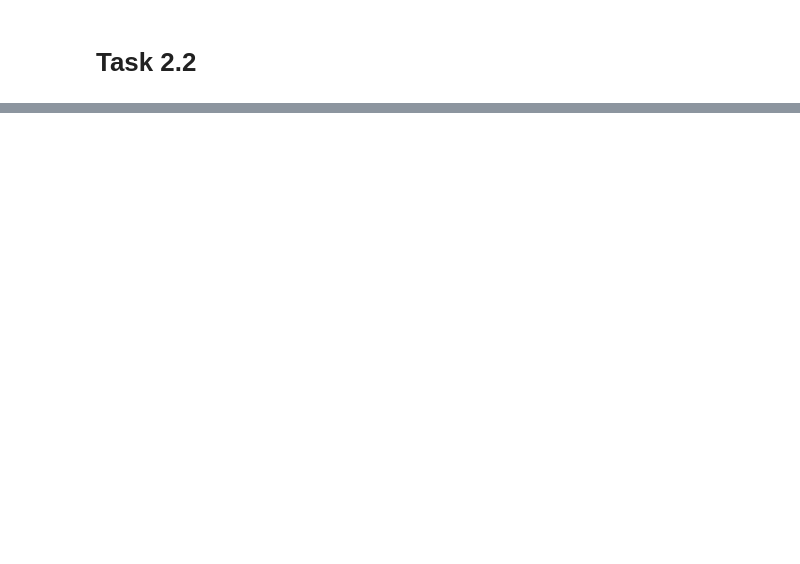
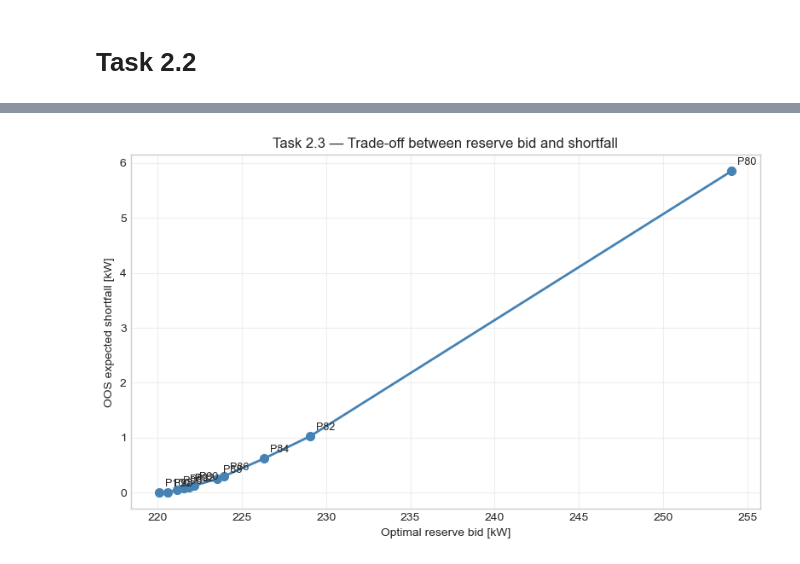
Before and after one commit to fraorma99/RES-Assignments, a Jupyter notebook: assignment_2/notebooks/main.ipynb, the cells around one changed output, grey strips where cells are left out. Cells and saved outputs as stored; diff of their text form; code cells hidden in the pictures; blank space fills up the shorter version.

```diff
--- a/assignment_2/notebooks/main.ipynb
+++ b/assignment_2/notebooks/main.ipynb
@@ -462,0 +564,24 @@ task22_results.round(4)
+# %%
+import matplotlib.pyplot as plt
+
+x = results_23["Optimal ALSO-X reserve bid [kW]"]
+y = results_23["Out-of-sample expected shortfall [kW]"]
+labels = results_23["Reliability requirement"]
+
+plt.style.use("seaborn-v0_8-whitegrid")
+
+fig, ax = plt.subplots(figsize=(8, 5))
+ax.plot(x, y, 'o-', color='steelblue', linewidth=2, markersize=7)
+
+for xi, yi, lab in zip(x, y, labels):
+    ax.annotate(lab, (xi, yi), textcoords="offset points", xytext=(5, 5), fontsize=9)
+
+ax.set_xlabel("Optimal reserve bid [kW]")
+ax.set_ylabel("OOS expected shortfall [kW]")
+ax.set_title("Task 2.3 — Trade-off between reserve bid and shortfall")
+ax.grid(alpha=0.3)
+
+plt.tight_layout()
+plt.show()
+# %% [output]
+[figure, added]
```
Also changed, not shown: parts of 7 cells of this notebook, 1 other file.
